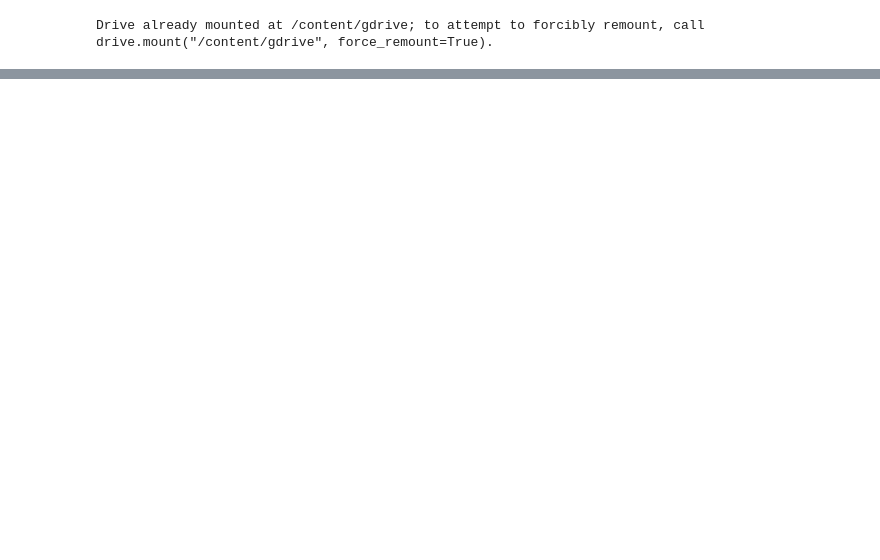
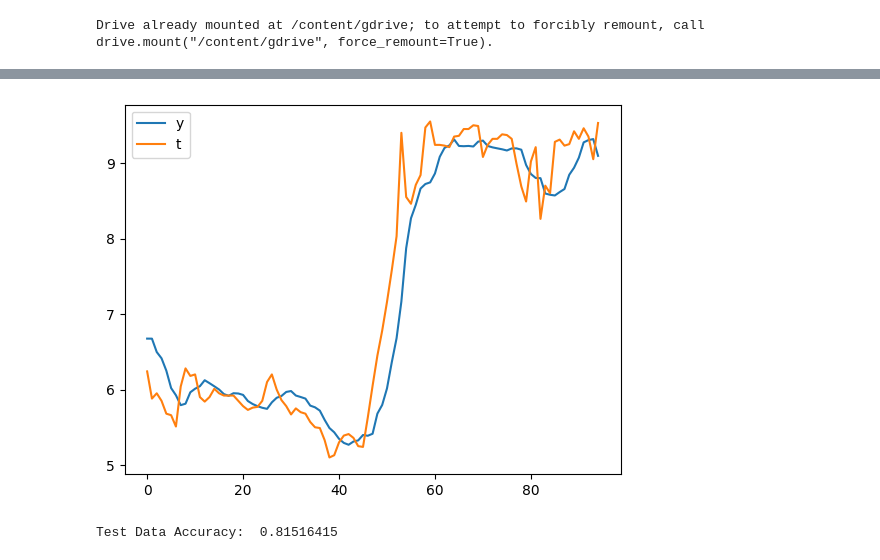
Before and after one commit to Kesavar-Kabilar/StocksRNN-PricePredictor, a Jupyter notebook: StocksRNN.ipynb, the cells around one changed output, grey strips where cells are left out. Saved outputs shown, nothing was run; the diff lists cells and outputs as text; code cells hidden in the pictures; blank space fills up the shorter version.

```diff
--- a/StocksRNN.ipynb
+++ b/StocksRNN.ipynb
@@ -90,0 +224,13 @@ def get_mean_squared_error(model, files, K):
+# %%
+X, T = transform_data(test_files[1], 5)
+Y = modelLSTM(X)
+
+plt.plot(np.arange(len(Y)), Y.detach().numpy(), label="y")
+plt.plot(np.arange(len(T)), T, label="t")
+plt.legend()
+plt.show()
+
+print("Test Data Accuracy: ", get_mean_error(modelLSTM, nn.MSELoss(), test_files, 5))
+# %% [output]
+[figure, added]
+Test Data Accuracy:  0.81516415
```
Also changed, not shown: parts of 10 cells of this notebook.
